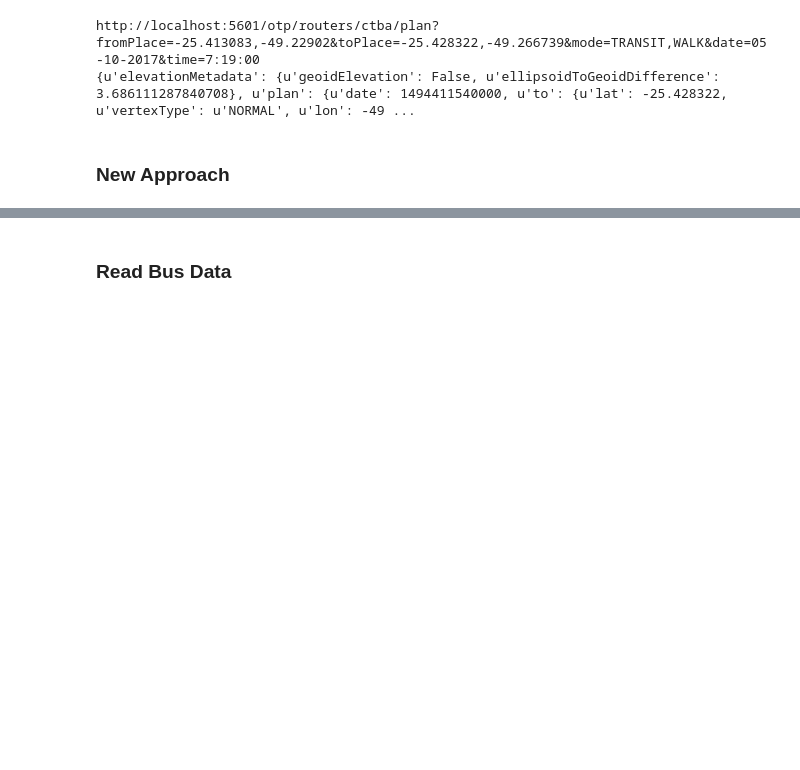
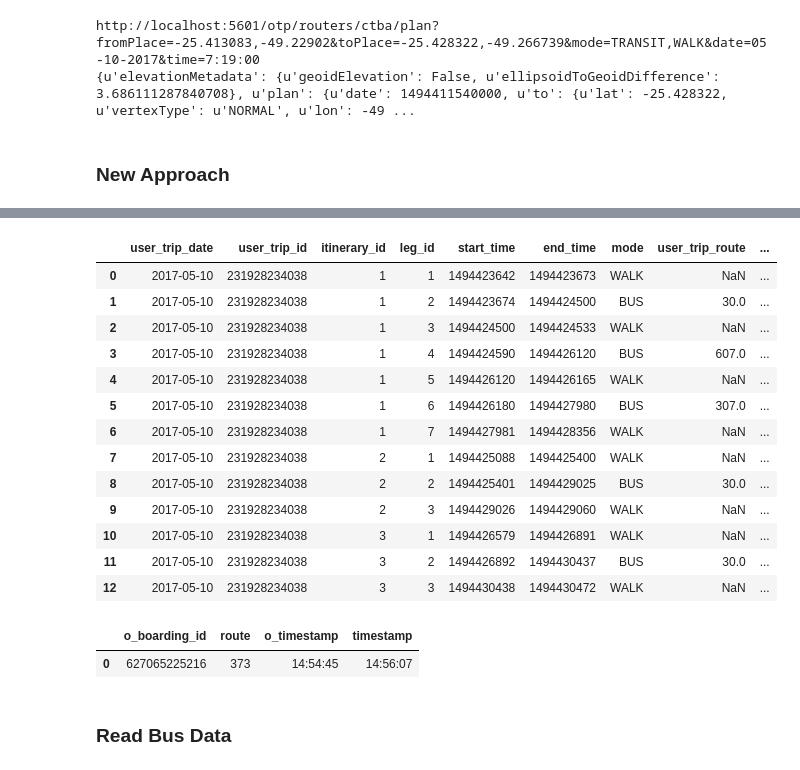
Before and after one commit to tarcisobraz/trips-optimality-exp, a Jupyter notebook: evaluate-trip-optimality-spark.ipynb, the cells around one changed output, grey strips where cells are left out. Saved outputs shown, nothing was run; the diff lists cells and outputs as text; code cells hidden in the pictures; blank space fills up the shorter version.

Commit message:
Finding OTP trip itinerary beginning time using historical data.

```diff
--- a/evaluate-trip-optimality-spark.ipynb
+++ b/evaluate-trip-optimality-spark.ipynb
@@ -43,3 +41,9 @@ sqlContext = pyspark.SQLContext(sc)
+# %%
+spark  = SparkSession.builder.getOrCreate()
+spark.conf.set('spark.sql.crossJoin.enabled', 'true')
+
+sc = spark.sparkContext
+sqlContext = pyspark.SQLContext(sc)
 # %%
 od_matrix = read_hdfs_folder(sqlContext,'/local/tarciso/masters/experiments/preliminary-exp/preliminary-exp-sample-data/buste-v3a/od_matrix/')
 # %%
@@ -133,7 +152,7 @@ http://localhost:5601/otp/routers/ctba/plan?fromPlace=-25.413083,-49.22902&toPla
 # %%
 trips_otp_response = {}
 counter = 0
-for row in od_matrix.collect():
+for row in od_matrix.filter(od_matrix['o_boarding_id'] == 231928234038).collect():
         id=long(row['o_boarding_id'])
         trip_plan = get_otp_itineraries(row['o_shape_lat'], row['o_shape_lon'], row['shapeLat'], row['shapeLon'],row['o_base_date'],row['o_base_time'])
         trips_otp_response[id] = trip_plan
@@ -141,27 +162,36 @@ for row in od_matrix.collect():
 # %%
+max_ctr = 1
 trips_plans = []
 
 for trip in trips_otp_response.keys():
-    itinerary_id = 1
-    if trips_otp_response[trip]['plan'] != None:
+    if max_ctr == 0:
+        break
+    if 'plan' in trips_otp_response[trip]:
+        itinerary_id = 1
         for itinerary in trips_otp_response[trip]['plan']['itineraries']:
             leg_id = 1
             for leg in itinerary['legs']:
                 route = leg['route'] if leg['route'] != '' else None
                 fromStopId = leg['from']['stopId'].split(':')[1] if leg['mode'] == 'BUS' else None
                 toStopId = leg['to']['stopId'].split(':')[1] if leg['mode'] == 'BUS' else None
-                start_time = long(leg['startTime'])
-                end_time = long(leg['endTime'])
-                duration = end_time - start_time
+                start_time = long(leg['startTime'])/1000
+                end_time = long(leg['endTime'])/1000
+                duration = (end_time - start_time)/60
                 #date_str = start_time.strftime('%Y-%m-%d')
                 #start_time_str = start_time.strftime('%H:%M:%S')
                 #end_time_str = end_time.strftime('%H:%M:%S')
                 trips_plans.append((start_time,trip,itinerary_id,leg_id,start_time,end_time,leg['mode'],route,fromStopId,toStopId, duration))
                 leg_id += 1
             itinerary_id += 1
+    max_ctr -= 1
 
-labels=['date','trip_id','itinerary_id','leg_id','start_time','end_time','mode','route','from_stop_id','to_stop_id','duration']
-trips_plans_df = pd.DataFrame.from_records(trips_plans,columns=labels)
+labels=['user_trip_date','user_trip_id','itinerary_id','leg_id','start_time','end_time','mode','user_trip_route','from_stop_id','to_stop_id','duration']
+trips_plans_df = sqlContext.createDataFrame(trips_plans, labels) \
+                     .withColumn('user_trip_date',get_timestamp_in_tz(F.col('user_trip_date'),'yyyy-MM-dd', 'GMT')) \
+                     .withColumn('user_trip_route', F.col('user_trip_route').astype('float')) \
+                     .withColumn('from_stop_id', F.col('from_stop_id').astype('integer')) \
+                     .withColumn('to_stop_id', F.col('to_stop_id').astype('integer')) \
+                     .orderBy(['user_trip_date','user_trip_id','itinerary_id','start_time'])
 #trips_plans_df['route'] = trips_plans_df['route'].astype(float)
 #trips_plans_df['from_stop_id'] = trips_plans_df['from_stop_id'].astype(float)
 #trips_plans_df['to_stop_id'] = trips_plans_df['to_stop_id'].astype(float)
@@ -226,2 +213,24 @@ trips_plans_df.describe(include='all')
+# %%
+printdf(trips_plans_df,l=20)
+# %% [output]
+|  | user_trip_date | user_trip_id | itinerary_id | leg_id | start_time | end_time | mode | user_trip_route | ... |
+| 0 | 2017-05-10 | 231928234038 | 1 | 1 | 1494423642 | 1494423673 | WALK | NaN | ... |
+| 1 | 2017-05-10 | 231928234038 | 1 | 2 | 1494423674 | 1494424500 | BUS | 30.0 | ... |
+| 2 | 2017-05-10 | 231928234038 | 1 | 3 | 1494424500 | 1494424533 | WALK | NaN | ... |
+| 3 | 2017-05-10 | 231928234038 | 1 | 4 | 1494424590 | 1494426120 | BUS | 607.0 | ... |
+| 4 | 2017-05-10 | 231928234038 | 1 | 5 | 1494426120 | 1494426165 | WALK | NaN | ... |
+| 5 | 2017-05-10 | 231928234038 | 1 | 6 | 1494426180 | 1494427980 | BUS | 307.0 | ... |
+| 6 | 2017-05-10 | 231928234038 | 1 | 7 | 1494427981 | 1494428356 | WALK | NaN | ... |
+| 7 | 2017-05-10 | 231928234038 | 2 | 1 | 1494425088 | 1494425400 | WALK | NaN | ... |
+| 8 | 2017-05-10 | 231928234038 | 2 | 2 | 1494425401 | 1494429025 | BUS | 30.0 | ... |
+| 9 | 2017-05-10 | 231928234038 | 2 | 3 | 1494429026 | 1494429060 | WALK | NaN | ... |
+| 10 | 2017-05-10 | 231928234038 | 3 | 1 | 1494426579 | 1494426891 | WALK | NaN | ... |
+| 11 | 2017-05-10 | 231928234038 | 3 | 2 | 1494426892 | 1494430437 | BUS | 30.0 | ... |
+| 12 | 2017-05-10 | 231928234038 | 3 | 3 | 1494430438 | 1494430472 | WALK | NaN | ... |
+# %%
+printdf(od_matrix.filter(od_matrix.o_boarding_id == 627065225216).select('o_boarding_id','route','o_timestamp','timestamp'))
+# %% [output]
+|  | o_boarding_id | route | o_timestamp | timestamp |
+| 0 | 627065225216 | 373 | 14:54:45 | 14:56:07 |
 # %% [markdown]
 ### Read Bus Data
```
Also changed, not shown: parts of 34 cells of this notebook.
